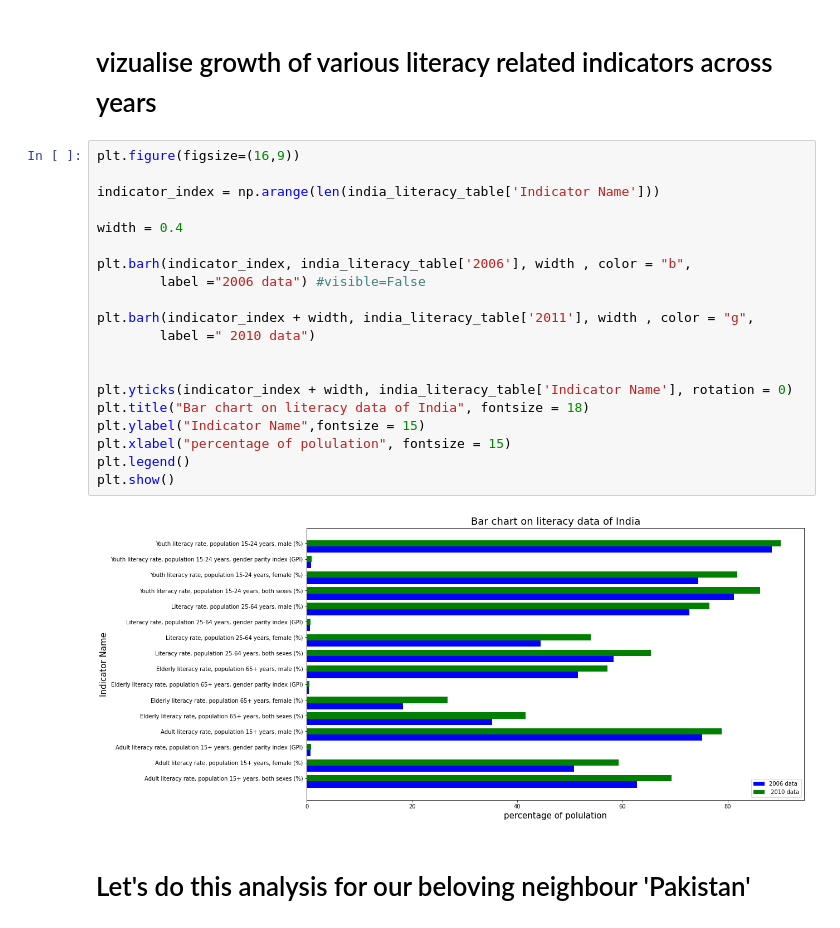
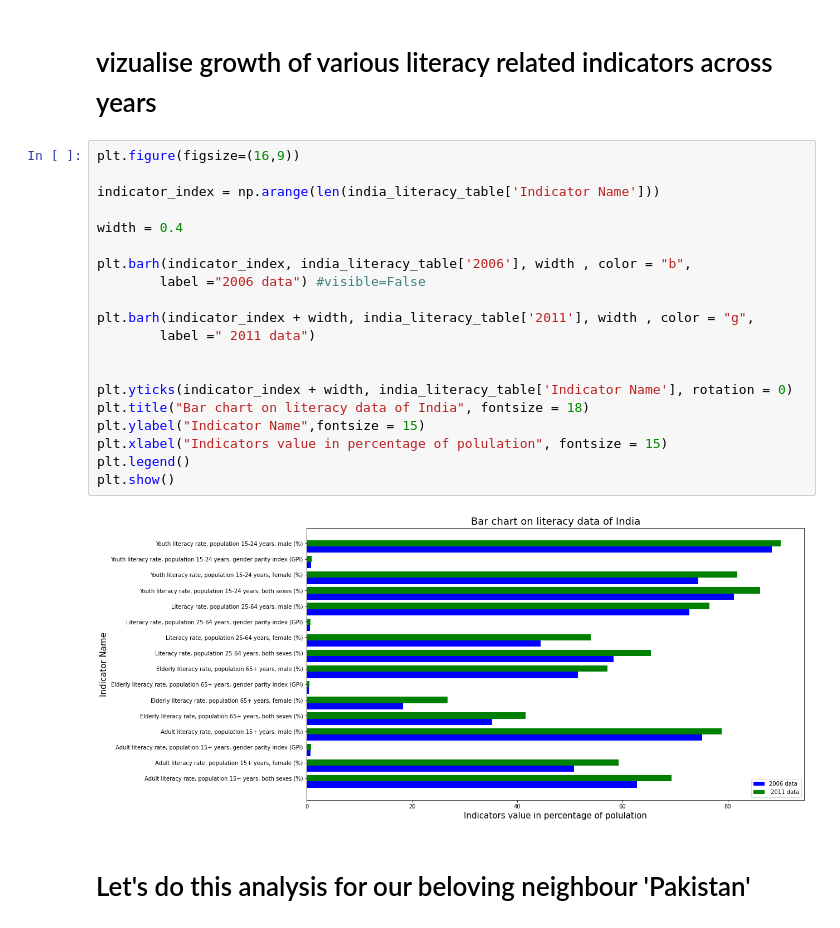
Before and after one commit to sksuman97/WorldBank-Global-Education-Analysis, a Jupyter notebook: Sumanta_Muduli_World_Bank_Global_Education_Analysis_Capstone_Project.ipynb, the cells around one changed output. Drawn from its saved outputs; the diff is of its cells as text.

```diff
--- a/Sumanta_Muduli_World_Bank_Global_Education_Analysis_Capstone_Project.ipynb
+++ b/Sumanta_Muduli_World_Bank_Global_Education_Analysis_Capstone_Project.ipynb
@@ -727,25 +824,25 @@ india_literacy_table
 # %%
 plt.figure(figsize=(16,9))
 
 indicator_index = np.arange(len(india_literacy_table['Indicator Name']))
 
 width = 0.4
 
 plt.barh(indicator_index, india_literacy_table['2006'], width , color = "b",
         label ="2006 data") #visible=False
 
 plt.barh(indicator_index + width, india_literacy_table['2011'], width , color = "g",
-        label =" 2010 data")
+        label =" 2011 data")
 
 
 plt.yticks(indicator_index + width, india_literacy_table['Indicator Name'], rotation = 0)
 plt.title("Bar chart on literacy data of India", fontsize = 18)
 plt.ylabel("Indicator Name",fontsize = 15)
-plt.xlabel("percentage of polulation", fontsize = 15)
+plt.xlabel("Indicators value in percentage of polulation", fontsize = 15)
 plt.legend()
 plt.show()
 # %% [output]
-[figure, old version]
+[figure, new version]
 # %% [markdown]
 # Let's do this analysis for our beloving neighbour 'Pakistan'
 # %%
```
Also changed, not shown: parts of 66 cells of this notebook.
